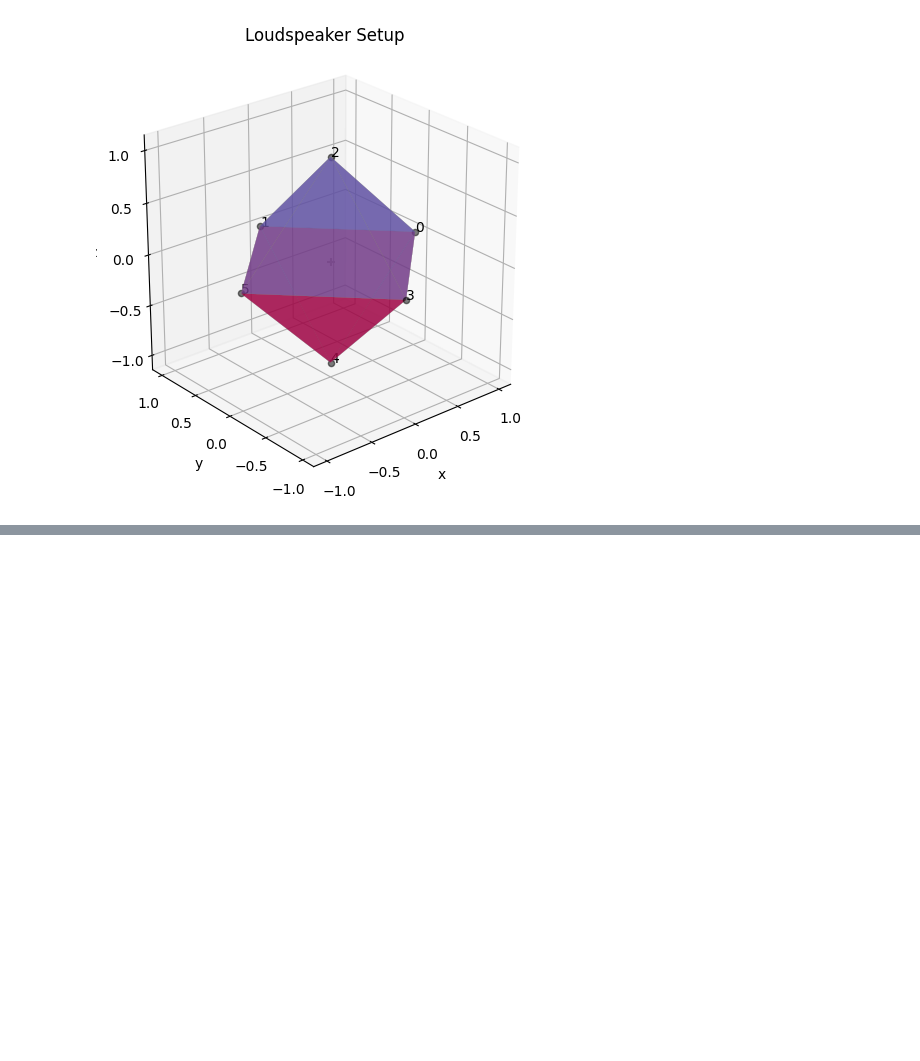
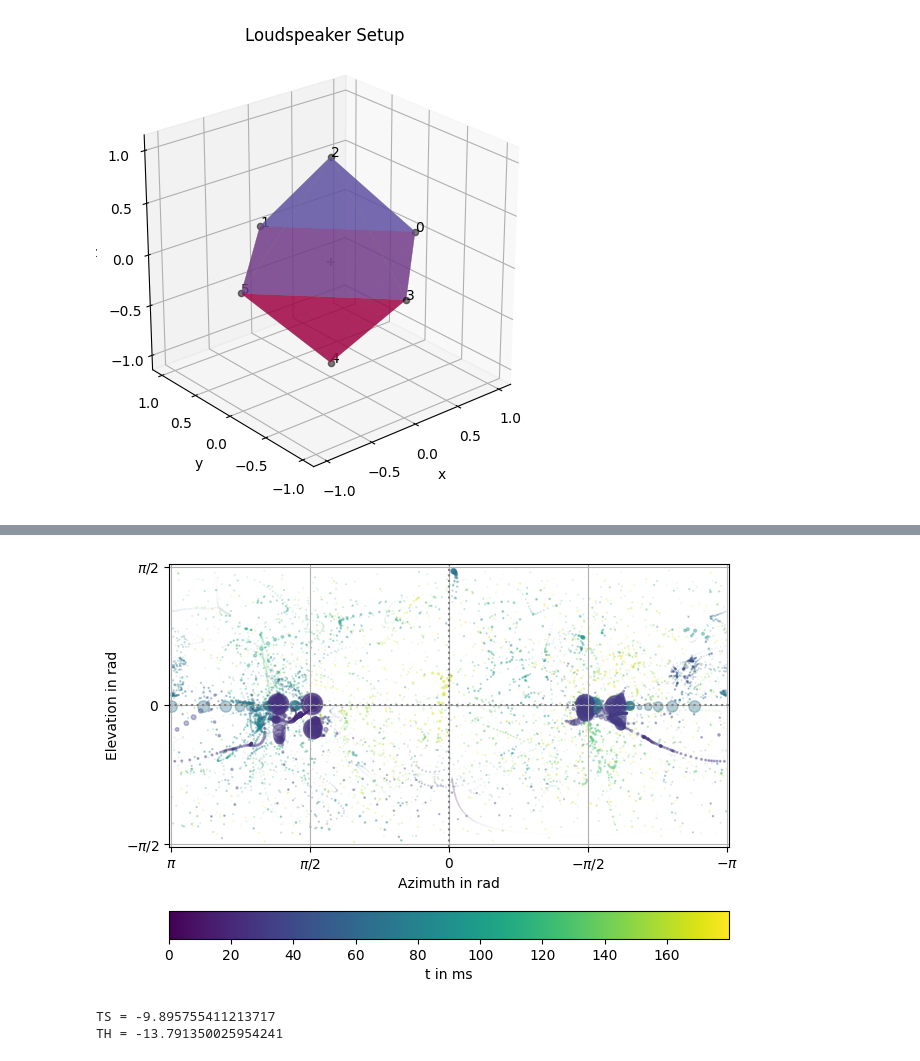
Before and after one commit to Floloffel/VAR-Project, a Jupyter notebook: Private testing/Linus/test.ipynb, the cells around one changed output, grey strips where cells are left out. Saved outputs shown, nothing was run; the diff lists cells and outputs as text; code cells hidden in the pictures; blank space fills up the shorter version.

```diff
--- a/Private testing/Linus/test.ipynb
+++ b/Private testing/Linus/test.ipynb
@@ -108,6 +125,6 @@ right = sum(beam_sig[2, tl:tu])
 # %%
 # Berechnung der Schalleinfallsrichtungen über Pseudointensität (IRIS)
-vek_azi, vek_zen, vek_r = spa.parsa.pseudo_intensity(ambi_b, win_len=441, f_bp = (63,4000)) # win_len = 441 = 1 ms Mittelung
+vek_azi, vek_zen, vek_r = spa.parsa.pseudo_intensity(ambi_b, win_len=3, f_bp = (63,4000)) # win_len = 441 = 1 ms Mittelung
 # vek_r = np.log10(np.abs(vek_r))
 
 # Berechnung der Intensitätsvektoren
@@ -119,7 +136,7 @@ coord_cart_r = coord_cart * np.log10(vek_r)
 ## Plot der Intensitätsvektoren
 # Definition des Evaluationszeitraumes
 t_start = int(ambi_b.fs * 0.001)
-t_ev = int(ambi_b.fs * 0.08)
+t_ev = int(ambi_b.fs * 0.02)
 t_ev2 = int(ambi_b.fs * 0.2)
 
 # Extraktion der Vektorendpunkte (benötigt, für Zeitoptimierung)
@@ -187,0 +241,32 @@ def PseudoIntensität(ambi_b, win_len, f_bandpass_u, f_bandpass_o):
+# %%
+def PlotDOACart(DOA, sampling_rate, start, end):
+    """
+    Plotting the direction of arrival (DOA) defined by the method "pseudoIntensDOA()" on a cartesian map. Only works if cart = True.
+
+    Parameters
+    ----------
+    DOA : array_like
+        Direction of arrival in cartesian coordinates.
+    fs : int, float
+        Sampling rate.
+    start : int, float
+        Start of the plotting interval in samples.
+    end : int, float
+        End of the plotting interval in samples.
+
+    Returns
+    -------
+    DOA : array_like
+        direction of arrival consisting of [vek_azi, vek_zen, vek_r] with
+    """
+
+    t_start = int(fs * start)
+    t_ev = int(fs * end)
+
+    vek_azi = DOA[0]
+    vek_el = DOA[1]
+    vek_r = DOA[2]
+
+    plot = spa.plot.doa(vek_azi[t_start:t_ev], vek_el[t_start:t_ev], vek_r[t_start:t_ev],  fs= sampling_rate)
+
+    return plot
@@ -188,3 +319,44 @@ def PseudoIntensität(ambi_b, win_len, f_bandpass_u, f_bandpass_o):
+# %%
+vek_azi, vek_el, vek_r = pseudoIntensDOA(ambi_b, 3, 63, 4000, cart = False, log = False)
+fs = ambi_b.fs
+ax = PlotDOACart(DOA_sph, fs, 0.02, 0.2)# 0.001, 0.02)
+
+
+# DOA_cart = pseudoIntensDOA(ambi_b, 3, 63, 4000, cart = True, log = True)
+# ax = PlotDOAIRIS(DOA_cart, ambi_b.fs, 0.001, 0.015, 0.02)
+# %% [output]
+[figure, added]
+# %%
+# Test mit Gewichtungsmethode aus dem Paper
+weights = np.array(([500,-1,-1,720.1,-3.1,1.3,-1.3,-1.3,617.1],[503,0,723.1,0,-532.8,0,0,0,-311.2],[503,0,-723.1,0,-532.8,0,0,0,-311.2],[503,723.1,0,0,535.9,0,0,0,-305.8]))
+# weights[0]
+ambi_3 = HOAS.get_signals()
+ambi_2 = ambi_3[[0,1,2,3,4,5,6,7,8]]
+ambi_2_sect = ambi_2[:,tl:tu]
+
+ambi_2_sum = np.zeros(9)
+for i in range(9):
+    ambi_2_sum[i] = np.sum(ambi_2_sect[i,:])
+
+tlbr_weights = ambi_2_sum * weights
+
+tlbr = np.zeros(4)
+for i in range(4):
+    tlbr[i] = np.sum(tlbr_weights[i,:])
+
+
+# TS - Top/Sides(left,right)
+
+TS = 10*np.log10((tlbr[0])**2/(tlbr[1] + tlbr[3])**2)
+print('TS = ' + str(TS))
+
+# TH - Top/Horizontal(left,right,back)
+
+TH = 10*np.log10((tlbr[0])**2/(tlbr[1] + tlbr[2] + tlbr[3])**2)
+print('TH = ' + str(TH))
+# %% [output]
+TS = -9.895755411213717
+TH = -13.791350025954241
 # %%
 # Beschreibung des Parameters
 
```
Also changed, not shown: parts of 10 cells of this notebook, 5 other files.
